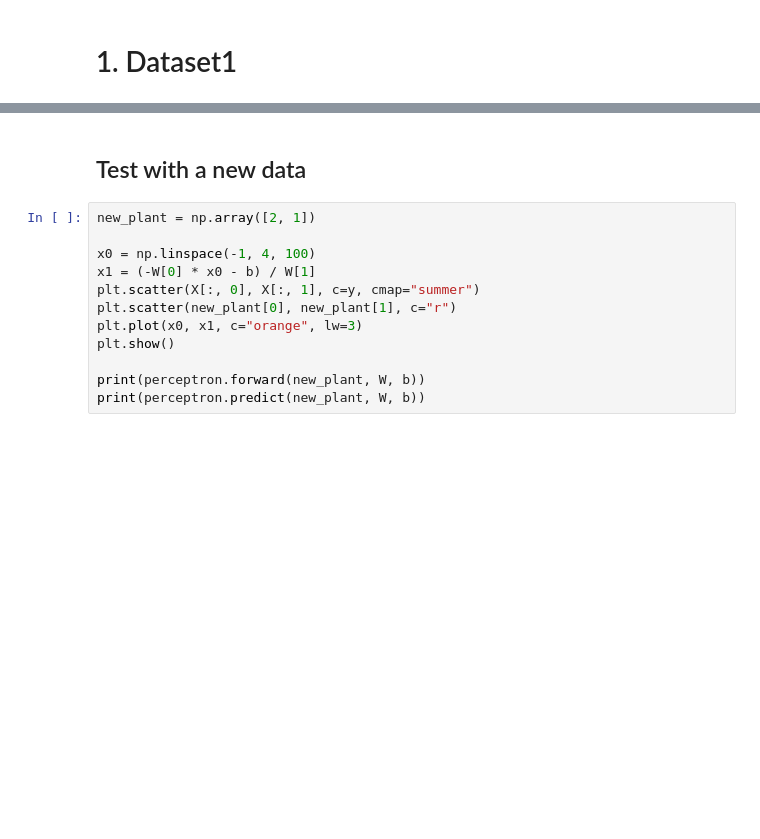
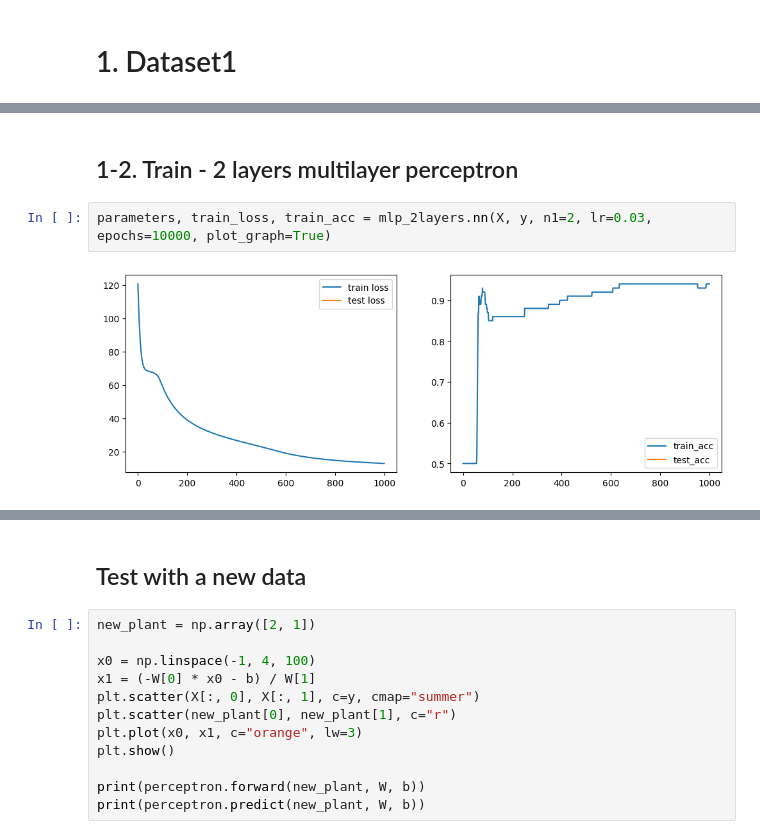
Before and after one commit to jmcheon/multilayer_perceptron, a Jupyter notebook: nn/nn_train.ipynb, the cells around one changed output, grey strips where cells are left out. Cells and saved outputs as stored; diff of their text form; blank space fills up the shorter version.

```diff
--- a/nn/nn_train.ipynb
+++ b/nn/nn_train.ipynb
@@ -29,0 +33,6 @@ W, b, _, _ = perceptron.nn(X, y, lr=0.03, epochs=10000)
+# %% [markdown]
+## 1-2. Train - 2 layers multilayer perceptron
+# %%
+parameters, train_loss, train_acc = mlp_2layers.nn(X, y, n1=2, lr=0.03, epochs=10000, plot_graph=True)
+# %% [output]
+[figure, added]
```
Also changed, not shown: parts of 21 cells of this notebook, 4 other files.
